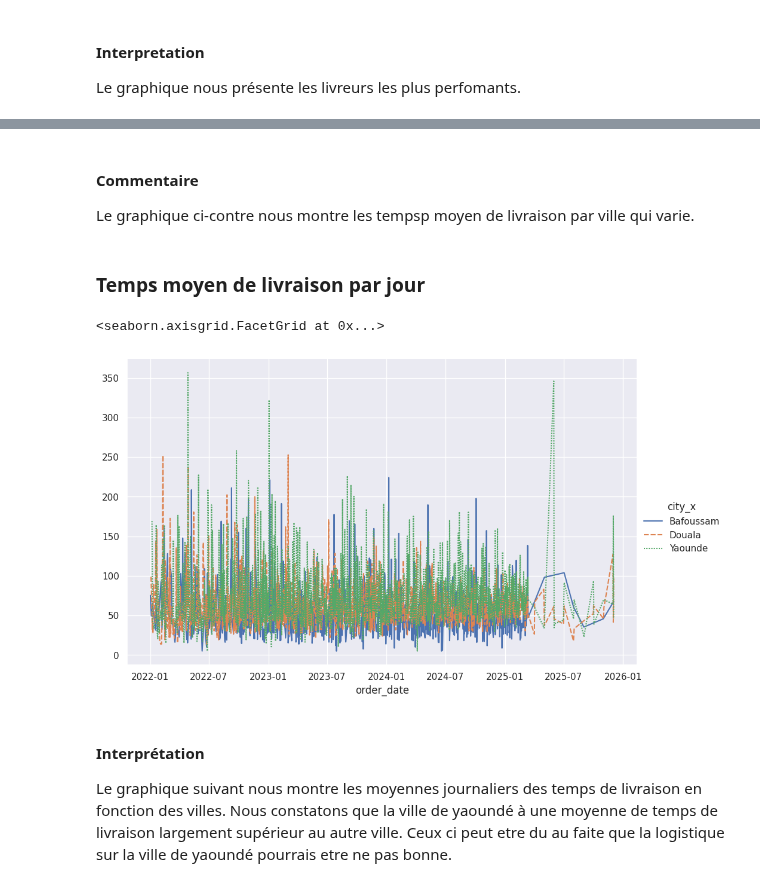
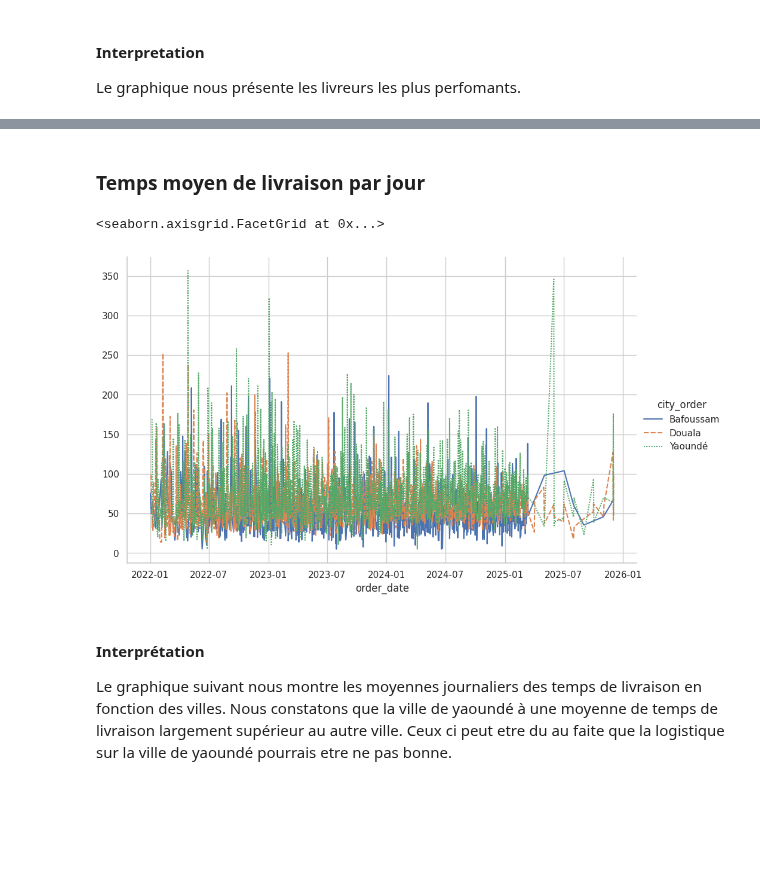
Before and after one commit to Codeur63/Projet_1-Data_IA_enginner, a Jupyter notebook: notebooks/EDA_rapport_final.ipynb, the cells around one changed output, grey strips where cells are left out. Cells and saved outputs as stored; diff of their text form; code cells hidden in the pictures; blank space fills up the shorter version.

```diff
--- a/notebooks/EDA_rapport_final.ipynb
+++ b/notebooks/EDA_rapport_final.ipynb
@@ -457,30 +418,0 @@ Cette visualisation permet de voir la dynamique de l'activité dans le temps. El
-# %%
-CA_monthly = (
-    orders.groupby(orders['order_date'].dt.to_period('M'))['total_amount_xaf']
-    .sum()
-    .sort_index()
-    .to_timestamp()
-    .reset_index()
-)
-
-# Series en dataFrame
-CA_monthly.columns = ['month', 'total_amount']
-CA_monthly['month'] = pd.to_datetime(CA_monthly['month'])  # garantir datetime
-
-fig , axes = plt.subplots(figsize=(12,6))
-
-sns.set_theme(style="darkgrid")
-palette = sns.color_palette("mako", n_colors=1)[0]
-
-sns.lineplot(data=CA_monthly, x='month', y='total_amount', marker='o', color="#666BBD", linewidth=2.5)
-sns.scatterplot(data=CA_monthly, x='month', y='total_amount',
-                hue='total_amount', palette="inferno", legend=False, s=100, edgecolor='b', linewidth=0.6)
-
-plt.gca().xaxis.set_major_locator(plt.MaxNLocator(10))
-plt.gca().xaxis.set_major_formatter(plt.matplotlib.dates.DateFormatter('%Y-%m'))
-plt.title("Evolution du chiffre d'affaire mensuelle", fontsize=14, fontweight= "bold")
-plt.xlabel("Mois")
-plt.ylabel("Montant total XAF")
-plt.xticks(rotation=45)
-plt.tight_layout()
-plt.show()
@@ -826,15 +746,20 @@ plt.show()
-# %% [markdown]
-#### Commentaire
-Le graphique ci-contre nous montre les tempsp moyen de livraison par ville qui varie.
 # %% [markdown]
 ### Temps moyen de livraison par jour
 # %%
-daily = analysis.groupby([analysis['order_date'].dt.date, 'city_x'])['delivery_time_min'].mean().reset_index()
-daily_wide = daily.pivot(index='order_date', columns='city_x', values='delivery_time_min')
+analysis = orders.merge(
+    customers[['customer_id','name','city','loyalty_score','profile']],
+    on='customer_id',
+    how='left',
+    suffixes=('_order','_cust')
+)
+
+daily = analysis.groupby([analysis['order_date'].dt.date, 'city_order'])['delivery_time_min'].mean().reset_index()
+daily_wide = daily.pivot(index='order_date', columns='city_order', values='delivery_time_min')
+fig.savefig("../reports/EDA/livraison_per_day.png", bbox_inches="tight", dpi=150)
 sns.relplot(data=daily_wide, kind='line', height=6, aspect=1.6)
 # %% [output]
 <seaborn.axisgrid.FacetGrid at 0x...>
-[figure, old version]
+[figure, new version]
 # %% [markdown]
 #### Interprétation
 Le graphique suivant nous montre les moyennes journaliers des temps de livraison en fonction des villes. Nous constatons que la ville de yaoundé à une moyenne de temps de livraison largement supérieur au autre ville. Ceux ci peut etre du au faite que la logistique sur la ville de yaoundé pourrais etre ne pas bonne.
```
Also changed, not shown: parts of 37 cells of this notebook, 18 other files.
